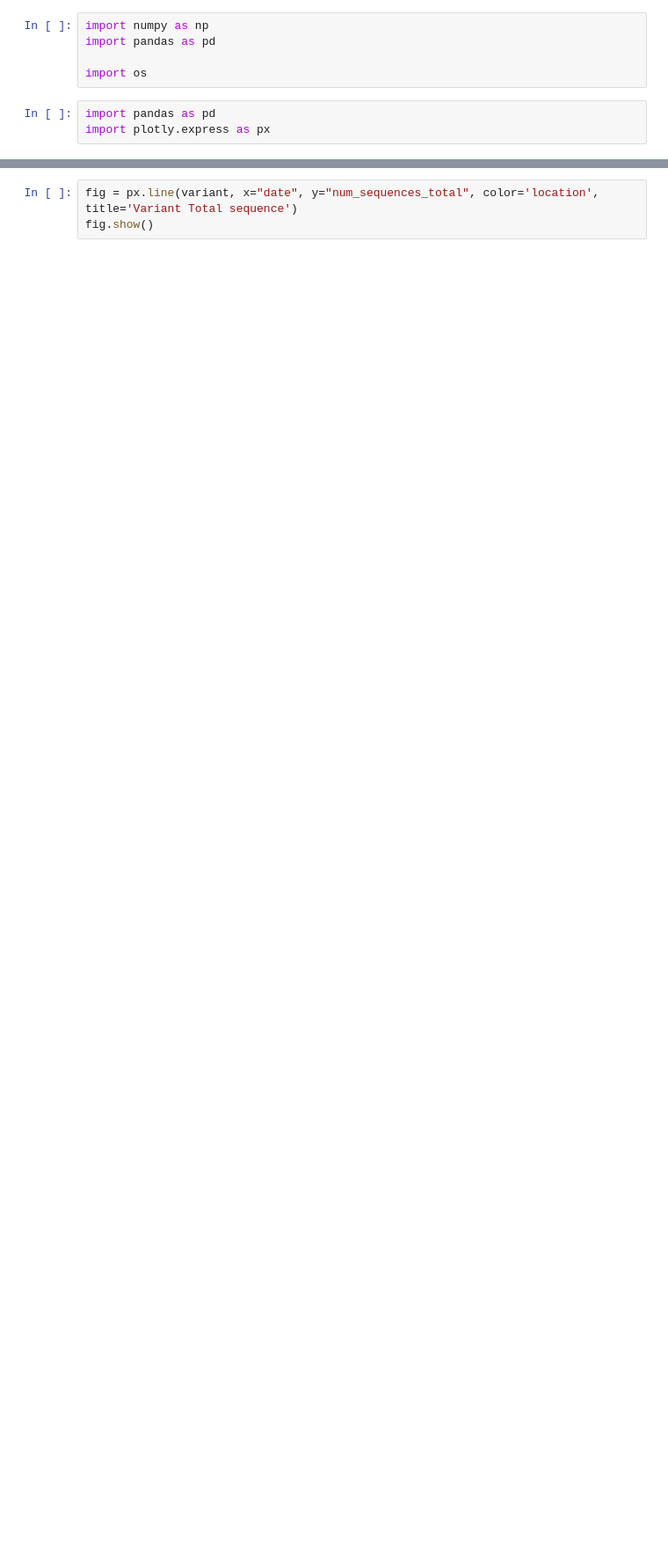
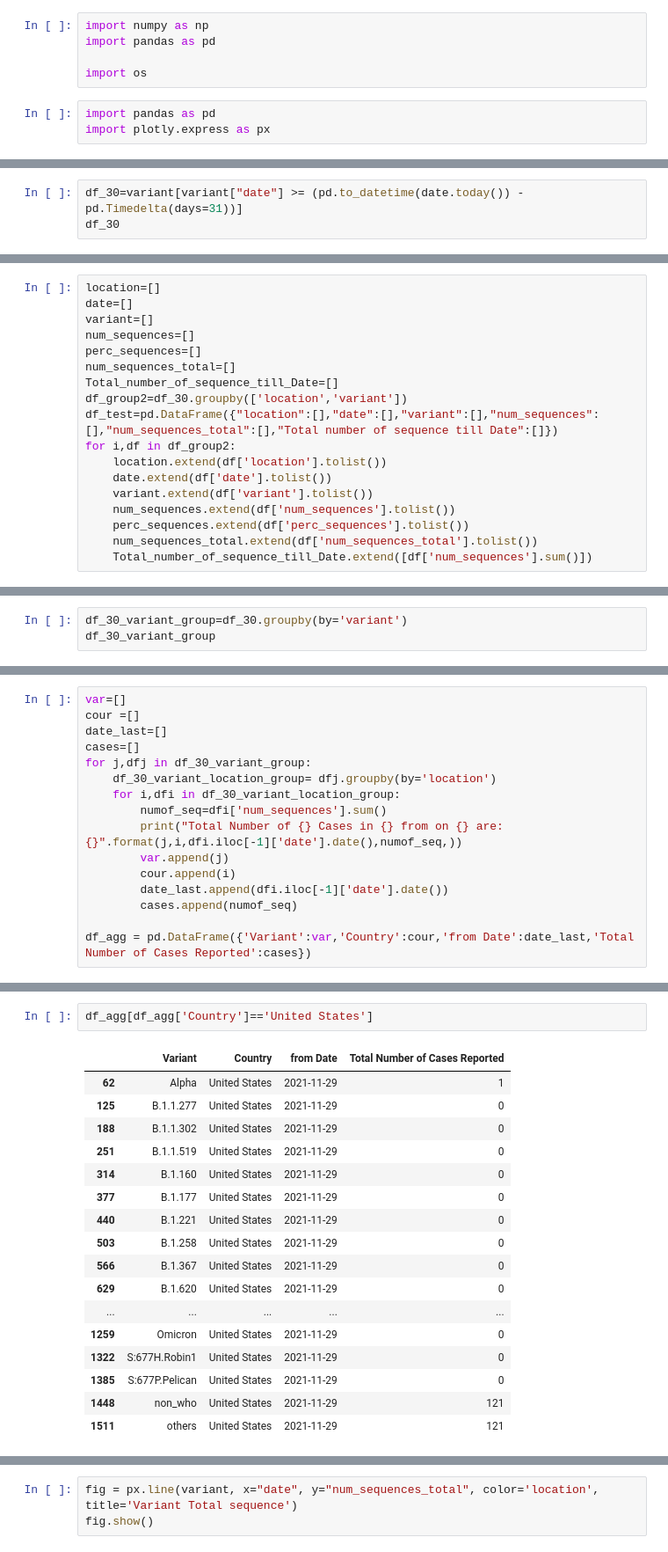
Before and after one commit to Owaiskhan9654/Covid-Dashboard, a Jupyter notebook: Dash Error basic-exploration-of-covid-variants.ipynb, the cells around one changed output, grey strips where cells are left out. Shown at 88% size. Cells and saved outputs as stored; diff of their text form; blank space fills up the shorter version.

```diff
--- a/Dash Error basic-exploration-of-covid-variants.ipynb
+++ b/Dash Error basic-exploration-of-covid-variants.ipynb
@@ -16,0 +40,3 @@ variants=variant.variant.unique()
+# %%
+df_30=variant[variant["date"] >= (pd.to_datetime(date.today()) - pd.Timedelta(days=31))]
+df_30
@@ -16,0 +95,18 @@ variants=variant.variant.unique()
+# %%
+location=[]
+date=[]
+variant=[]
+num_sequences=[]
+perc_sequences=[]
+num_sequences_total=[]
+Total_number_of_sequence_till_Date=[]
+df_group2=df_30.groupby(['location','variant'])
+df_test=pd.DataFrame({"location":[],"date":[],"variant":[],"num_sequences":[],"num_sequences_total":[],"Total number of sequence till Date":[]})
+for i,df in df_group2:
+    location.extend(df['location'].tolist())
+    date.extend(df['date'].tolist())
+    variant.extend(df['variant'].tolist())
+    num_sequences.extend(df['num_sequences'].tolist())
+    perc_sequences.extend(df['perc_sequences'].tolist())
+    num_sequences_total.extend(df['num_sequences_total'].tolist())
+    Total_number_of_sequence_till_Date.extend([df['num_sequences'].sum()])
@@ -16,0 +164,3 @@ variants=variant.variant.unique()
+# %%
+df_30_variant_group=df_30.groupby(by='variant')
+df_30_variant_group
@@ -16,0 +175,16 @@ variants=variant.variant.unique()
+# %%
+var=[]
+cour =[]
+date_last=[]
+cases=[]
+for j,dfj in df_30_variant_group:
+    df_30_variant_location_group= dfj.groupby(by='location')
+    for i,dfi in df_30_variant_location_group:
+        numof_seq=dfi['num_sequences'].sum()
+        print("Total Number of {} Cases in {} from on {} are: {}".format(j,i,dfi.iloc[-1]['date'].date(),numof_seq,))
+        var.append(j)
+        cour.append(i)
+        date_last.append(dfi.iloc[-1]['date'].date())
+        cases.append(numof_seq)
+
+df_agg = pd.DataFrame({'Variant':var,'Country':cour,'from Date':date_last,'Total Number of Cases Reported':cases})
@@ -16,0 +209,20 @@ variants=variant.variant.unique()
+# %%
+df_agg[df_agg['Country']=='United States']
+# %% [output]
+|  | Variant | Country | from Date | Total Number of Cases Reported |
+| 62 | Alpha | United States | 2021-11-29 | 1 |
+| 125 | B.1.1.277 | United States | 2021-11-29 | 0 |
+| 188 | B.1.1.302 | United States | 2021-11-29 | 0 |
+| 251 | B.1.1.519 | United States | 2021-11-29 | 0 |
+| 314 | B.1.160 | United States | 2021-11-29 | 0 |
+| 377 | B.1.177 | United States | 2021-11-29 | 0 |
+| 440 | B.1.221 | United States | 2021-11-29 | 0 |
+| 503 | B.1.258 | United States | 2021-11-29 | 0 |
+| 566 | B.1.367 | United States | 2021-11-29 | 0 |
+| 629 | B.1.620 | United States | 2021-11-29 | 0 |
+| ... | ... | ... | ... | ... |
+| 1259 | Omicron | United States | 2021-11-29 | 0 |
+| 1322 | S:677H.Robin1 | United States | 2021-11-29 | 0 |
+| 1385 | S:677P.Pelican | United States | 2021-11-29 | 0 |
+| 1448 | non_who | United States | 2021-11-29 | 121 |
+| 1511 | others | United States | 2021-11-29 | 121 |
```
Also changed, not shown: parts of 26 cells of this notebook, 9 other files.
